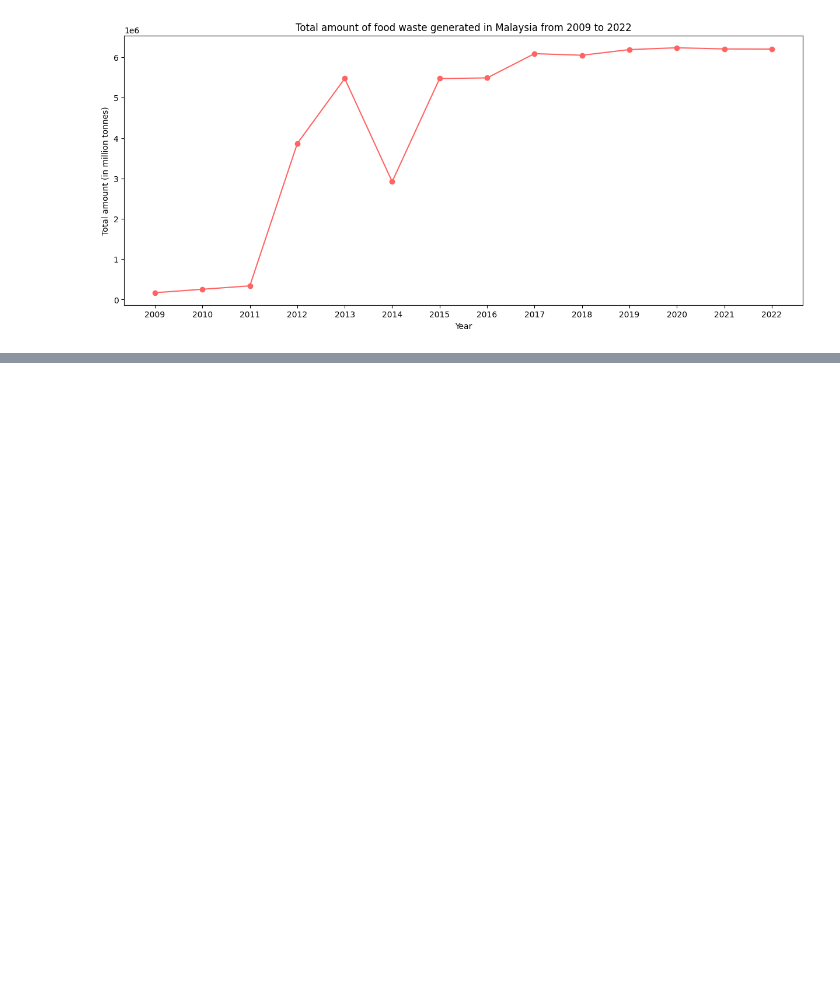
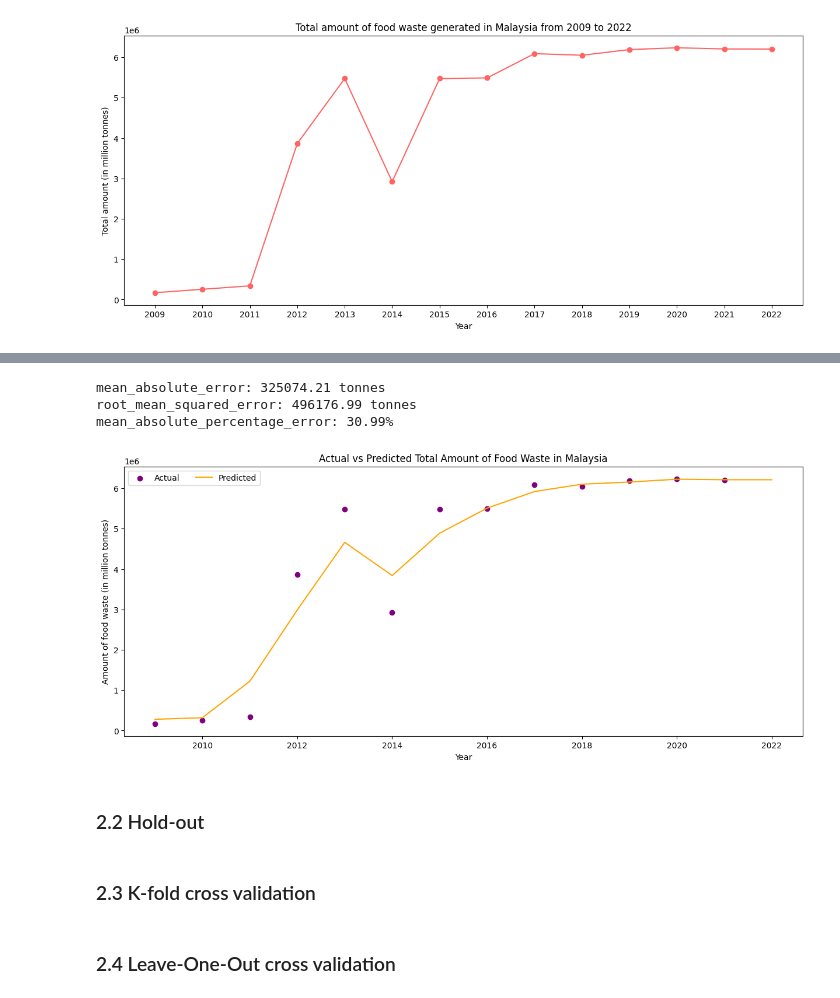
Before and after one commit to cajuon/RFR-on-Predicting-Food-Waste-Amount, a Jupyter notebook: random-forest-regression.ipynb, the cells around one changed output, grey strips where cells are left out. Saved outputs shown, nothing was run; the diff lists cells and outputs as text; code cells hidden in the pictures; blank space fills up the shorter version.

```diff
--- a/random-forest-regression.ipynb
+++ b/random-forest-regression.ipynb
@@ -81,0 +188,10 @@ plt.show()
+# %%
+# Feature scaling
+sc_X = StandardScaler()
+sc_Y = StandardScaler()
+X = sc_X.fit_transform(x_train)
+Y = sc_Y.fit_transform(y_train)
+Y = Y.ravel() # flatten y_train data
+# %%
+# Create the RFR model
+RFRmodel_memRec2 = RandomForestRegressor(n_estimators = RFR_num_estmtr, random_state = RFR_ran_st)
@@ -81,0 +203,8 @@ plt.show()
+# %%
+# Make prediction with testing set
+memRec2_pred = sc_Y.inverse_transform(
+            RFRmodel_memRec2.predict(
+                sc_X.transform(x_test)
+            ).reshape(-1, 1)
+        )
+memRec2_pred
@@ -81,0 +226,31 @@ plt.show()
+# %%
+# Evaluate the model performance
+memRec2_mae = mean_absolute_error(y_test, memRec2_pred)
+memRec2_rmse = mean_squared_error(y_test, memRec2_pred, squared = False)
+memRec2_mape = mean_absolute_percentage_error(y_test, memRec2_pred)
+
+print("mean_absolute_error: {:.2f} tonnes".format(memRec2_mae))
+print("root_mean_squared_error: {:.2f} tonnes".format(memRec2_rmse))
+print("mean_absolute_percentage_error: {:.2f}%".format(memRec2_mape * 100))
+# %% [output]
+mean_absolute_error: 325074.21 tonnes
+root_mean_squared_error: 496176.99 tonnes
+mean_absolute_percentage_error: 30.99%
+# %%
+# Visualize actual and predicted values
+plt.figure(figsize = (15, 6))
+plt.scatter(x_train, y_train, color = 'purple', label = 'Actual')
+plt.plot(x_test, memRec2_pred, color = 'orange', label = 'Predicted')
+plt.legend(loc = 'upper left', ncol = 2, bbox_to_anchor = (0., 1.))
+plt.title('Actual vs Predicted Total Amount of Food Waste in Malaysia')
+plt.xlabel('Year')
+plt.ylabel('Amount of food waste (in million tonnes)')
+plt.show()
+# %% [output]
+[figure, added]
+# %% [markdown]
+### 2.2 Hold-out
+# %% [markdown]
+### 2.3 K-fold cross validation
+# %% [markdown]
+### 2.4 Leave-One-Out cross validation
```
Also changed, not shown: parts of 21 cells of this notebook.
